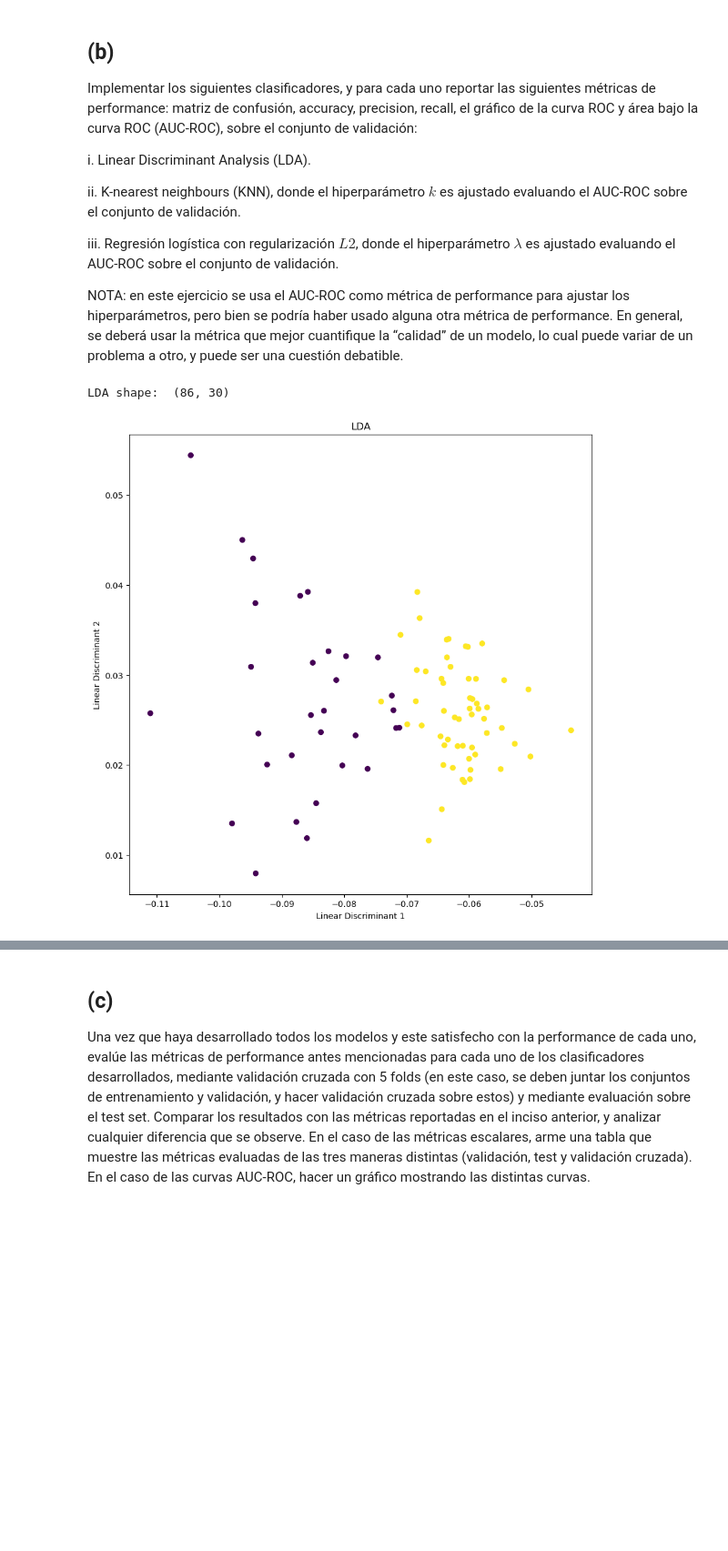
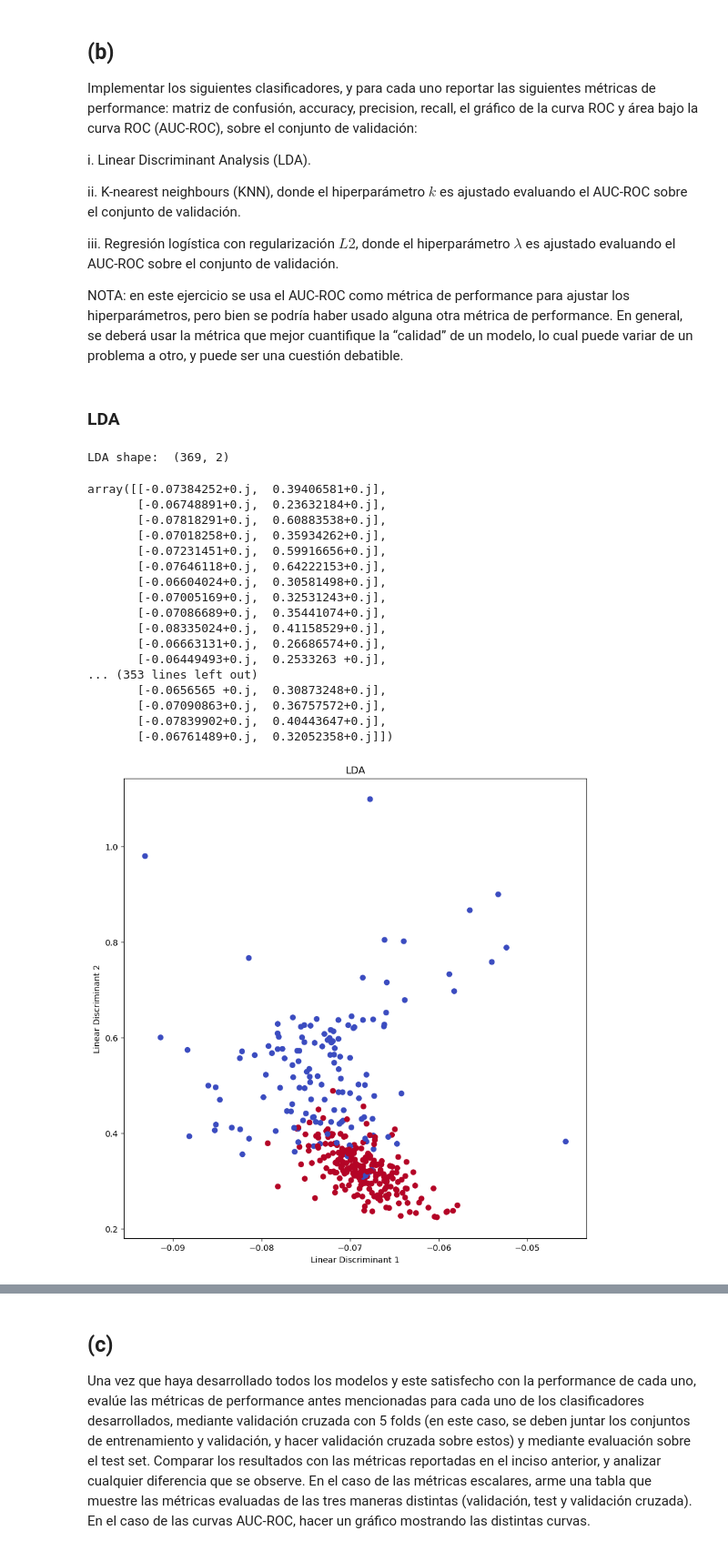
Before and after one commit to maxgubitosi/ML-Classification-Models-from-Scratch, a Jupyter notebook: Problema 1/Problema_1.ipynb, the cells around one changed output, grey strips where cells are left out. Shown: that part at 91% size. Drawn from its saved outputs; the diff is of its cells as text; code cells hidden in the pictures; blank space fills up the shorter version.

```diff
--- a/Problema 1/Problema_1.ipynb
+++ b/Problema 1/Problema_1.ipynb
@@ -15,6 +15,11 @@ En este problema, nuestro objetivo es desarrollar varios modelos para clasificar
 train = pd.read_csv('/Users/maxi/Downloads/Actuales/ML/ML-TP3/Data/1 - Diagnóstico de Cáncer Mamario/breast_cancer_train.csv')
 test = pd.read_csv('/Users/maxi/Downloads/Actuales/ML/ML-TP3/Data/1 - Diagnóstico de Cáncer Mamario/breast_cancer_test.csv')
 validation = pd.read_csv('/Users/maxi/Downloads/Actuales/ML/ML-TP3/Data/1 - Diagnóstico de Cáncer Mamario/breast_cancer_valid.csv')
+
+# if any column has a missing value replace with cero
+train = train.fillna(0)
+test = test.fillna(0)
+validation = validation.fillna(0)
 
 X_train = train.drop(columns=['target'])
 y_train = train['target'].values
@@ -37,10 +42,12 @@ print("\nvalidation shape: ", validation.shape)
 print("X_validation shape: ", X_validation.shape)
 print("y_validation shape: ", y_validation.shape)
 
-pd.set_option('display.max_columns', None)
+# pd.set_option('display.max_columns', None)
 # train.head()
-test.head()
+# test.head()
 # validation.head()
+# X_train.head()
+# y_train
 # %% [output]
 train shape:  (369, 31)
 X_train shape:  (369, 30)
@@ -73,3 +74,5 @@ ii. K-nearest neighbours (KNN), donde el hiperparámetro $k$ es ajustado evaluan
 iii. Regresión logística con regularización $L2$, donde el hiperparámetro $\lambda$ es ajustado evaluando el AUC-ROC sobre el conjunto de validación.
 
 NOTA: en este ejercicio se usa el AUC-ROC como métrica de performance para ajustar los hiperparámetros, pero bien se podría haber usado alguna otra métrica de performance. En general, se deberá usar la métrica que mejor cuantifique la “calidad” de un modelo, lo cual puede variar de un problema a otro, y puede ser una cuestión debatible.
+# %% [markdown]
+### LDA
@@ -76,16 +104,39 @@ NOTA: en este ejercicio se usa el AUC-ROC como métrica de performance para ajus
 # %%
-lda_model = LDA(n_components=X_train.shape[1])
+lda_model = LDA(n_components=2)
 lda_model.fit(X_train, y_train)
-y_pred = lda_model.transform(X_test)
+lda_transformed_model = lda_model.transform(X_train)
 
 print("LDA shape: ", lda_model.transformed_X.shape)
-# plot
-plt.figure(figsize=(10, 10))
-plt.scatter(lda_model.transformed_X[:, 0], lda_model.transformed_X[:, 1], c=test['target'])
-plt.xlabel('Linear Discriminant 1')
-plt.ylabel('Linear Discriminant 2')
-plt.title('LDA')
-plt.show()
+
+x0_train, x1_train = lda_model.transformed_X[:, 0], lda_model.transformed_X[:, 1]
+
+lda_transformed_model
 # %% [output]
-LDA shape:  (86, 30)
+LDA shape:  (369, 2)
-[figure, removed]
+array([[-0.07384252+0.j,  0.39406581+0.j],
+       [-0.06748891+0.j,  0.23632184+0.j],
+       [-0.07818291+0.j,  0.60883538+0.j],
+       [-0.07018258+0.j,  0.35934262+0.j],
+       [-0.07231451+0.j,  0.59916656+0.j],
+       [-0.07646118+0.j,  0.64222153+0.j],
+       [-0.06604024+0.j,  0.30581498+0.j],
+       [-0.07005169+0.j,  0.32531243+0.j],
+       [-0.07086689+0.j,  0.35441074+0.j],
+       [-0.08335024+0.j,  0.41158529+0.j],
+       [-0.06663131+0.j,  0.26686574+0.j],
+       [-0.06449493+0.j,  0.2533263 +0.j],
+... (353 lines left out)
+       [-0.0656565 +0.j,  0.30873248+0.j],
+       [-0.07090863+0.j,  0.36757572+0.j],
+       [-0.07839902+0.j,  0.40443647+0.j],
+       [-0.06761489+0.j,  0.32052358+0.j]])
+# %%
+plt.figure(figsize=(10, 10))
+# blue and red colors
+plt.scatter(x0_train, x1_train, c=y_train, cmap='coolwarm')
+plt.xlabel('Linear Discriminant 1')
+plt.ylabel('Linear Discriminant 2')
+plt.title('LDA')
+plt.show()
+# %% [output]
+[figure, added]
```
Also changed, not shown: parts of 7 cells of this notebook, 2 other files.
